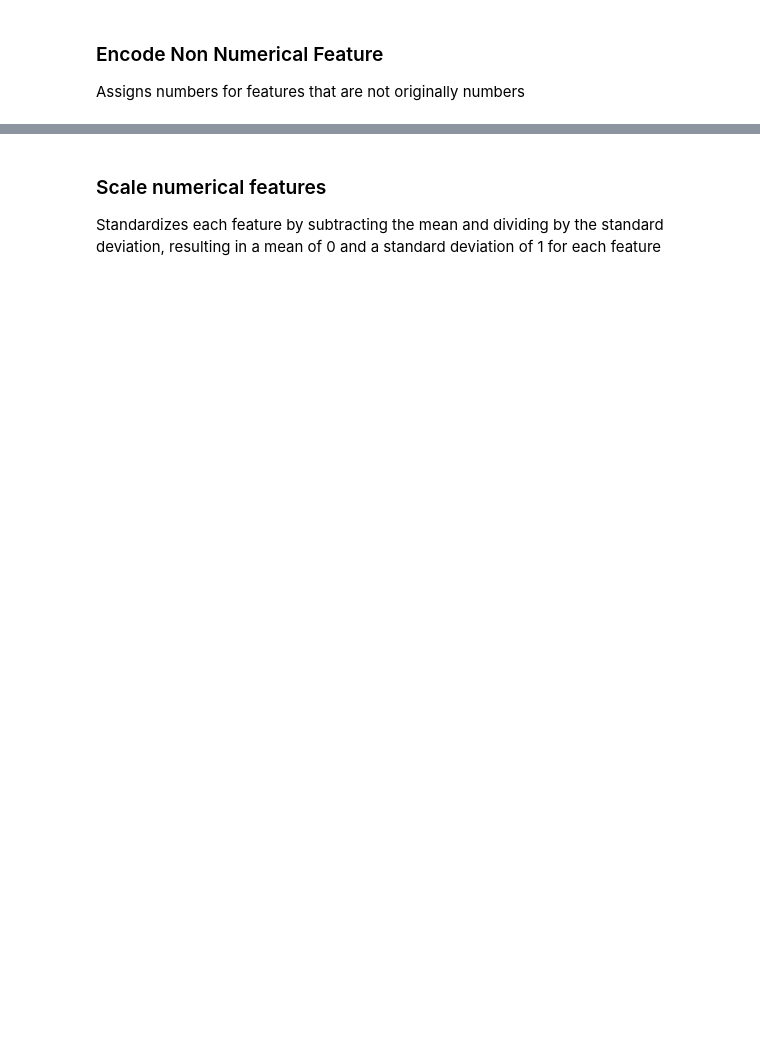
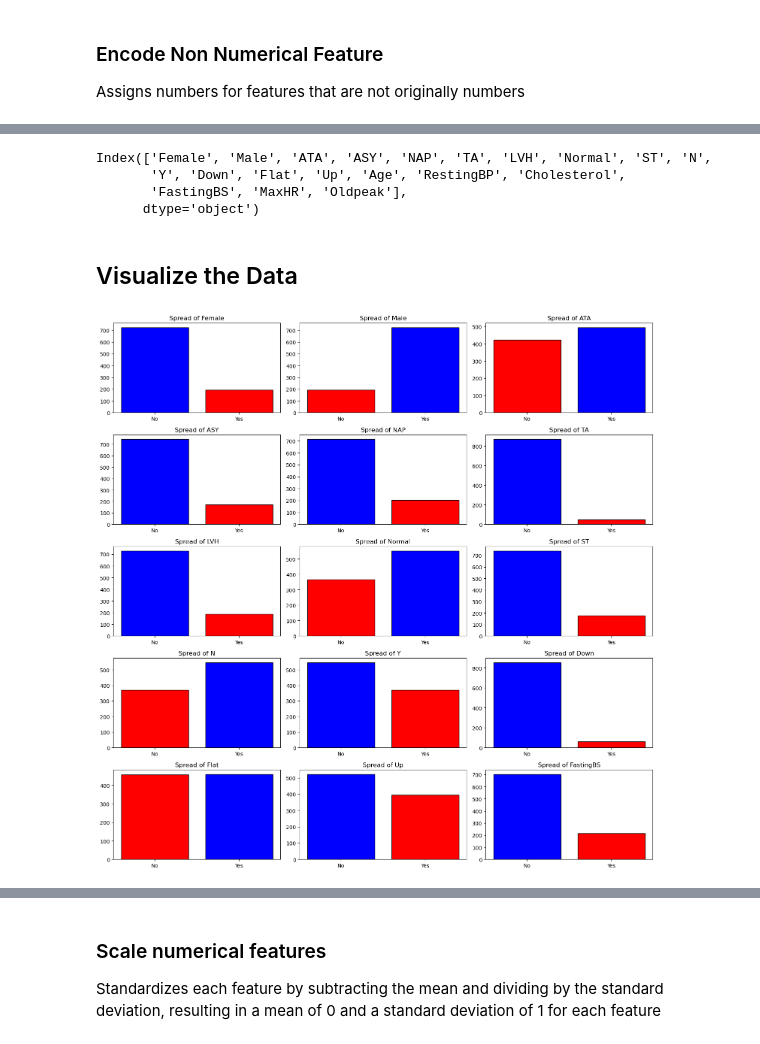
Before and after one commit to JonMike8/ISE490-Final, a Jupyter notebook: ISE_FinalProj_Code.ipynb, the cells around one changed output, grey strips where cells are left out. Cells and saved outputs as stored; diff of their text form; code cells hidden in the pictures; blank space fills up the shorter version.

```diff
--- a/ISE_FinalProj_Code.ipynb
+++ b/ISE_FinalProj_Code.ipynb
@@ -66,0 +79,24 @@ X_encoded = pd.concat([pd.DataFrame(encoder.fit_transform(X[['Sex']]).toarray(),
+# %%
+X_encoded.columns
+# %% [output]
+Index(['Female', 'Male', 'ATA', 'ASY', 'NAP', 'TA', 'LVH', 'Normal', 'ST', 'N',
+       'Y', 'Down', 'Flat', 'Up', 'Age', 'RestingBP', 'Cholesterol',
+       'FastingBS', 'MaxHR', 'Oldpeak'],
+      dtype='object')
+# %% [markdown]
+## Visualize the Data
+# %%
+binary_features = ['Female', 'Male', 'ATA', 'ASY', 'NAP', 'TA', 'LVH', 'Normal', 'ST', 'N', 'Y', 'Down', 'Flat', 'Up', 'FastingBS']
+fig, axs = plt.subplots(5, 3, figsize=(15, 15))
+for i, feature in enumerate(binary_features):
+    row = i // 3
+    col = i % 3
+    counts = X_encoded[feature].value_counts()
+    axs[row, col].bar(counts.index, counts.values, color=['blue', 'red'], edgecolor='black')
+    axs[row, col].set_title(f'Spread of {feature}')
+    axs[row, col].set_xticks([0, 1])
+    axs[row, col].set_xticklabels(['No', 'Yes'])
+plt.tight_layout()
+plt.show()
+# %% [output]
+[figure, added]
```
Also changed, not shown: parts of 32 cells of this notebook, 1 other file.
